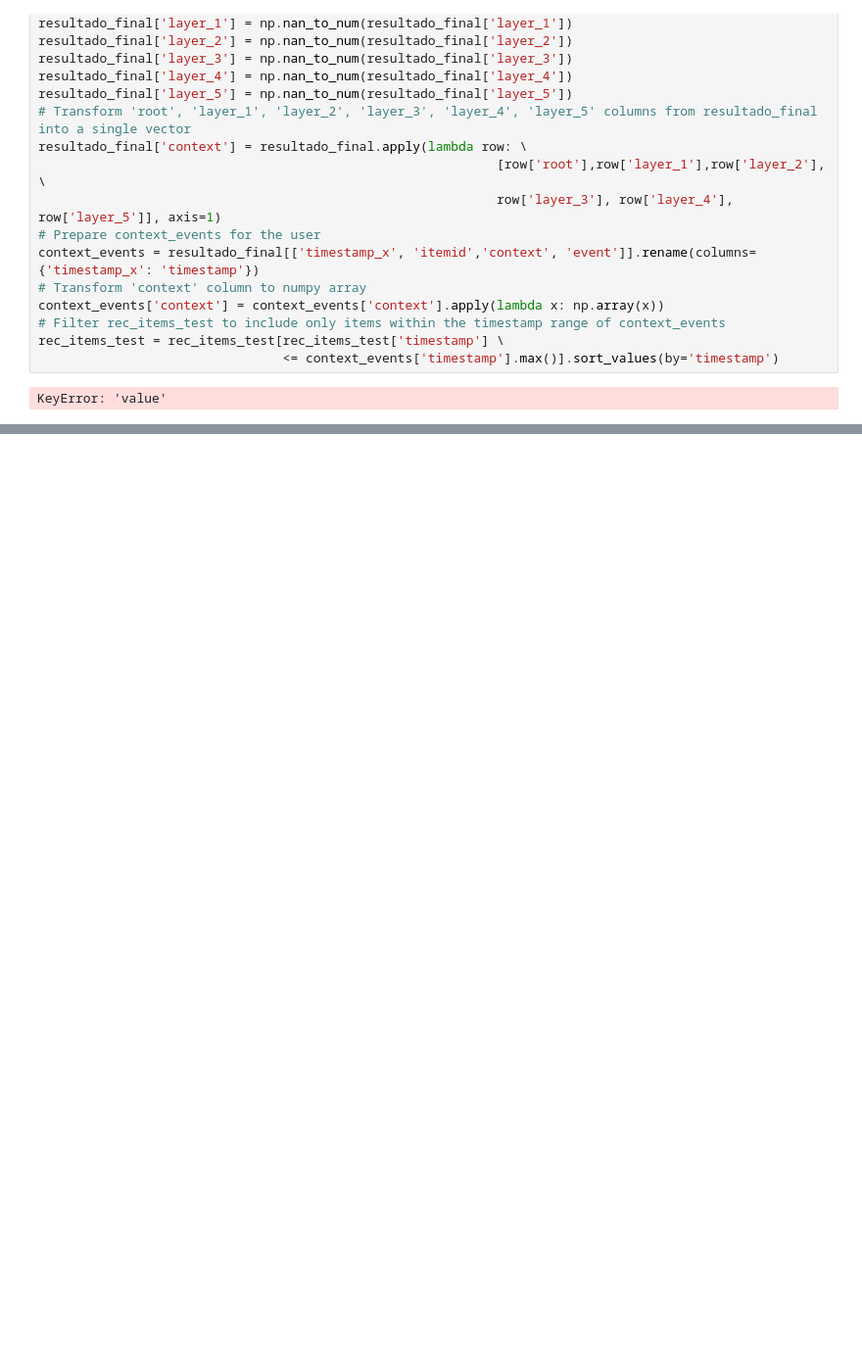
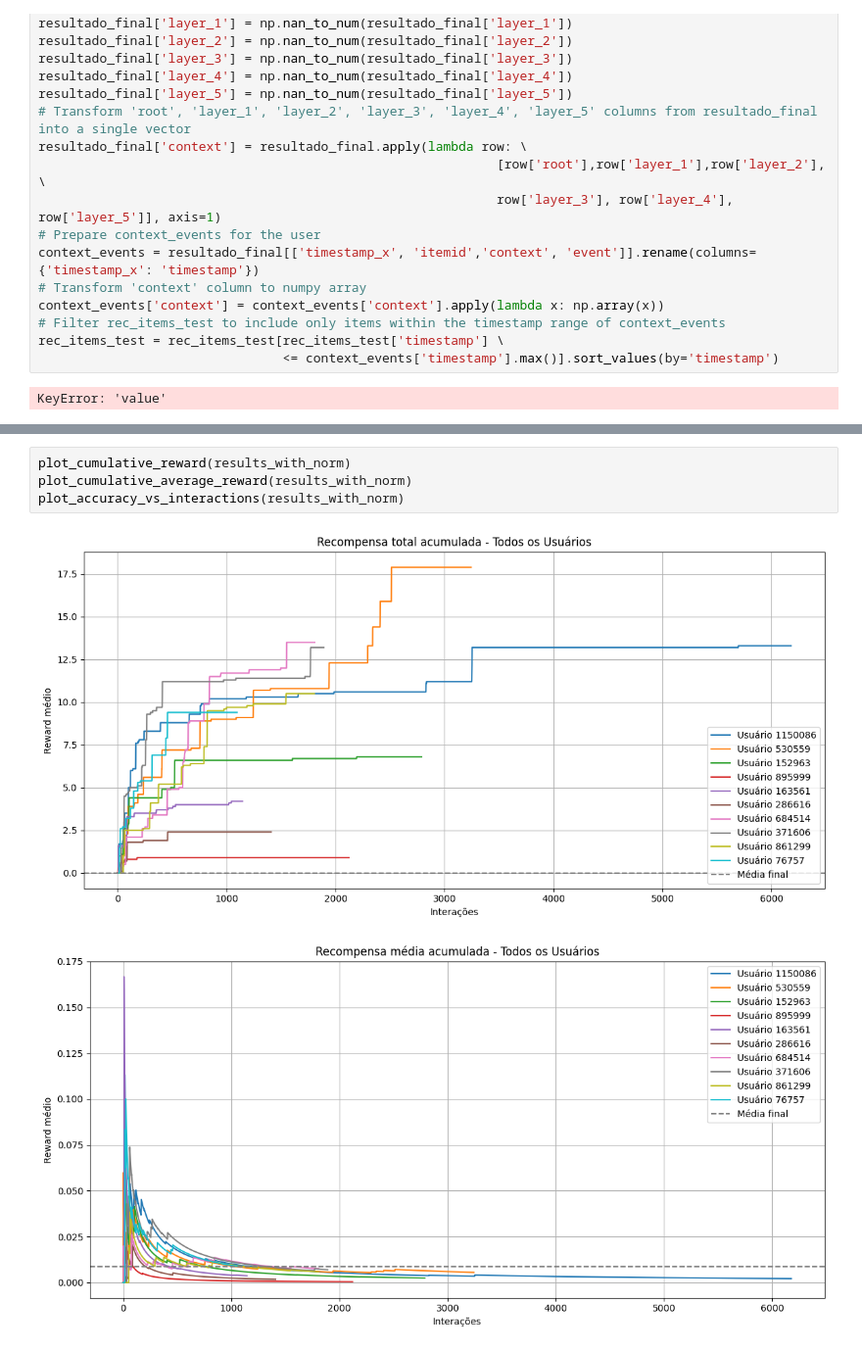
Before and after one commit to fldamaceno/E-commerce-recommender-system, a Jupyter notebook: Simulations.ipynb, the cells around one changed output, grey strips where cells are left out. Shown at 98% size. Cells and saved outputs as stored; diff of their text form; blank space fills up the shorter version.

```diff
--- a/Simulations.ipynb
+++ b/Simulations.ipynb
@@ -1585,0 +1137,7 @@ plt.show()
+# %%
+plot_cumulative_reward(results_with_norm)
+plot_cumulative_average_reward(results_with_norm)
+plot_accuracy_vs_interactions(results_with_norm)
+# %% [output]
+[figure, added]
+[figure, added]
```
Also changed, not shown: parts of 26 cells of this notebook, 2 other files.
